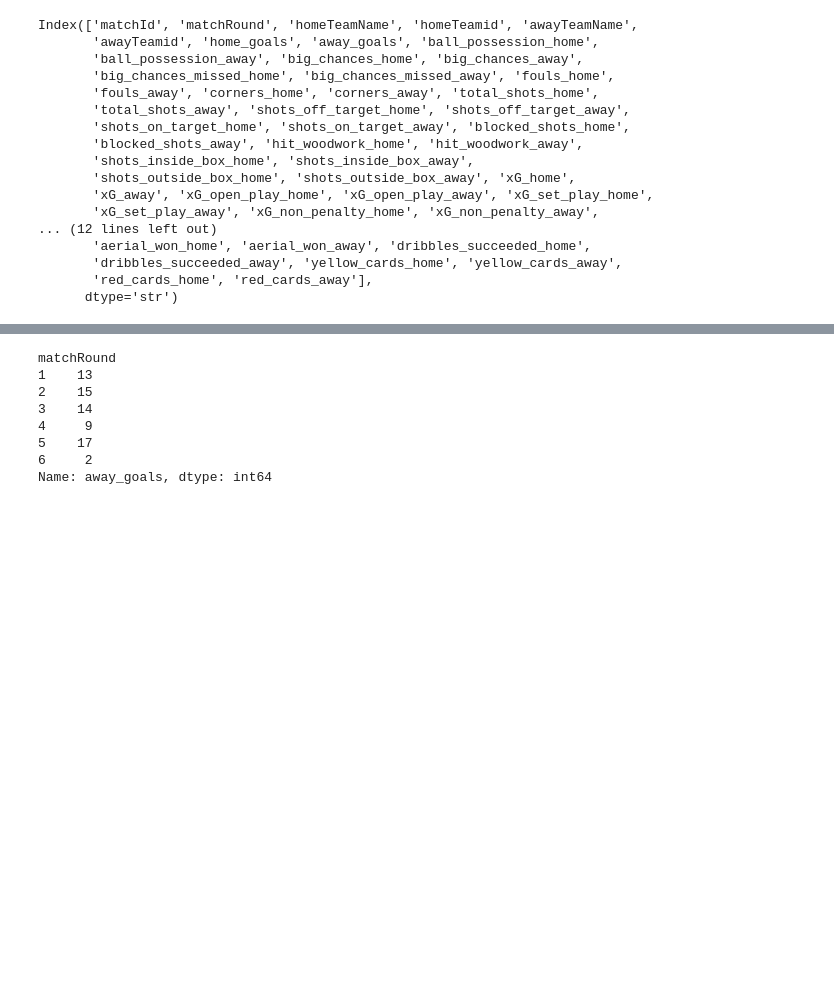
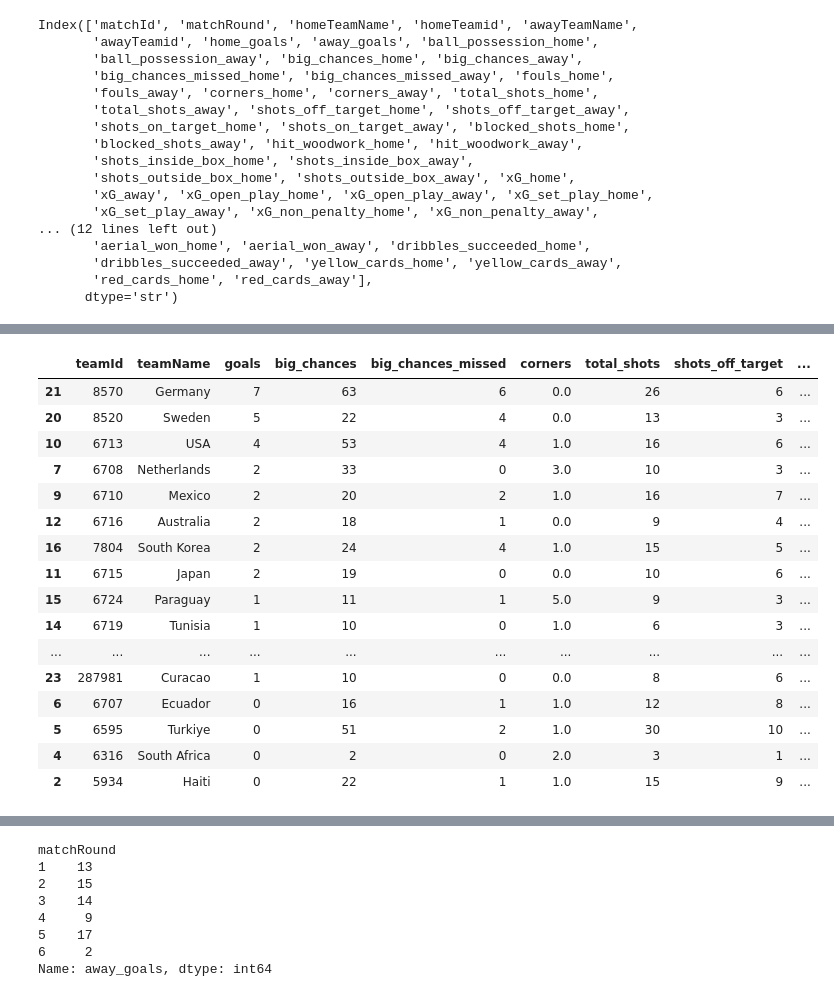
Before and after one commit to bolaxel/wcup26, a Jupyter notebook: line_chart.ipynb, the cells around one changed output, grey strips where cells are left out. Cells and saved outputs as stored; diff of their text form; code cells hidden in the pictures; blank space fills up the shorter version.

```diff
--- a/line_chart.ipynb
+++ b/line_chart.ipynb
@@ -47,37 +83,107 @@ Index(['matchId', 'matchRound', 'homeTeamName', 'homeTeamid', 'awayTeamName',
 # fouls_home, accurate_passes_home, accurate_long_passes_home, accurate_crosses_home, ground_duels_won_home, aerial_won_home, dribbles_succeeded_home
 # %%
 # Columns to SUM
+
 # home_goals, big_chances_home, big_chances_missed_home, corners_home, total_shots_home, shots_off_target_home, blocked_shots_home, hit_woodwork_home, shots_inside_box_home, shots_outside_box_home,
 # passes_home, own_half_passes_home, opposition_half_passes_home, throws_home, touches_opp_box_home, offsides_home, tackles_won_home, interceptions_home, blocks_home, clearances_home, keeper_saves_home,
 # duel_won_home, yellow_cards_home, red_cards_home
 # Create a dataframe with home teams and their goals
-home_df = df[['homeTeamName', 'home_goals', 'big_chances_home']].rename(
+home_df = df[['homeTeamName', 'homeTeamid', 'home_goals', 'big_chances_home', 'big_chances_missed_home', 'corners_home', 'total_shots_home', 'shots_off_target_home', 'blocked_shots_home',
+              'hit_woodwork_home', 'shots_inside_box_home', 'shots_outside_box_home', 'passes_home', 'own_half_passes_home', 'opposition_half_passes_home', 'throws_home', 'touches_opp_box_home',
+              'offsides_home', 'tackles_won_home', 'interceptions_home', 'blocks_home', 'clearances_home', 'keeper_saves_home', 'duel_won_home', 'yellow_cards_home', 'red_cards_home']].rename(
     columns={
         'homeTeamName': 'teamName',
+        'homeTeamid': 'teamId',
         'home_goals': 'goals',
-        'big_chances_home': 'big_chances'
+        'big_chances_home': 'big_chances',
+        'big_chances_missed_home': 'big_chances_missed',
+        'corners_home': 'corners',
+        'total_shots_home': 'total_shots',
+        'shots_off_target_home': 'shots_off_target',
+        'blocked_shots_home': 'blocked_shots',
+        'hit_woodwork_home': 'hit_woodwork',
+        'shots_inside_box_home': 'shots_inside_box',
+        'shots_outside_box_home': 'shots_outside_box',
+        'passes_home': 'passes',
+        'own_half_passes_home': 'own_half_passes',
+        'opposition_half_passes_home': 'opposition_half_passes',
+        'throws_home': 'throws',
+        'touches_opp_box_home': 'touches_opp_box',
+        'offsides_home': 'offsides',
+        'tackles_won_home': 'tackles_won',
+        'interceptions_home': 'interceptions',
+        'blocks_home': 'blocks',
+        'clearances_home': 'clearances',
+        'keeper_saves_home': 'keeper_saves',
+        'duel_won_home': 'duel_won',
+        'yellow_cards_home': 'yellow_cards',
+        'red_cards_home': 'red_cards'
     }
 )
 
 # Create a dataframe with away teams and their goals
-away_df = df[['awayTeamName', 'away_goals', 'big_chances_away']].rename(
+away_df = df[['awayTeamName', 'awayTeamid', 'away_goals', 'big_chances_away', 'big_chances_missed_away', 'corners_away', 'total_shots_away', 'shots_off_target_away', 'blocked_shots_away',
+              'hit_woodwork_away', 'shots_inside_box_away', 'shots_outside_box_away', 'passes_away', 'own_half_passes_away', 'opposition_half_passes_away', 'throws_away', 'touches_opp_box_away',
+              'offsides_away', 'tackles_won_away', 'interceptions_away', 'blocks_away', 'clearances_away', 'keeper_saves_away', 'duel_won_away', 'yellow_cards_away', 'red_cards_away']].rename(
     columns={
         'awayTeamName': 'teamName',
+        'awayTeamid': 'teamId',
         'away_goals': 'goals',
-        'big_chances_away': 'big_chances'
+        'big_chances_away': 'big_chances',
+        'big_chances_missed_away': 'big_chances_missed',
+        'corners_away': 'corners',
+        'total_shots_away': 'total_shots',
+        'shots_off_target_away': 'shots_off_target',
+        'blocked_shots_away': 'blocked_shots',
+        'hit_woodwork_away': 'hit_woodwork',
+        'shots_inside_box_away': 'shots_inside_box',
+        'shots_outside_box_away': 'shots_outside_box',
+        'passes_away': 'passes',
+        'own_half_passes_away': 'own_half_passes',
+        'opposition_half_passes_away': 'opposition_half_passes',
+        'throws_away': 'throws',
+        'touches_opp_box_away': 'touches_opp_box',
+        'offsides_away': 'offsides',
+        'tackles_won_away': 'tackles_won',
+        'interceptions_away': 'interceptions',
+        'blocks_away': 'blocks',
+        'clearances_away': 'clearances',
+        'keeper_saves_away': 'keeper_saves',
+        'duel_won_away': 'duel_won',
+        'yellow_cards_away': 'yellow_cards',
+        'red_cards_away': 'red_cards'
     }
 )
 
 # Stack both dataframes together
 teams_goals = pd.concat([home_df, away_df], ignore_index=True)
 
 # Sum goals by team
 result = (
     teams_goals
-    .groupby('teamName', as_index=False)[['goals', 'big_chances']]
+    .groupby(['teamId', 'teamName'], as_index=False)[['goals', 'big_chances', 'big_chances_missed', 'corners', 'total_shots', 'shots_off_target', 'blocked_shots', 'hit_woodwork', 'shots_inside_box',
+                                                      'shots_outside_box', 'passes', 'own_half_passes', 'opposition_half_passes', 'throws', 'touches_opp_box', 'offsides', 'tackles_won', 'interceptions',
+                                                      'blocks', 'clearances', 'keeper_saves', 'duel_won', 'yellow_cards', 'red_cards']]
     .sum()
     .sort_values('goals', ascending=False)
 )
 
-print(result)
+result
 # %% [output]
+|  | teamId | teamName | goals | big_chances | big_chances_missed | corners | total_shots | shots_off_target | ... |
+| 21 | 8570 | Germany | 7 | 63 | 6 | 0.0 | 26 | 6 | ... |
+| 20 | 8520 | Sweden | 5 | 22 | 4 | 0.0 | 13 | 3 | ... |
+| 10 | 6713 | USA | 4 | 53 | 4 | 1.0 | 16 | 6 | ... |
+| 7 | 6708 | Netherlands | 2 | 33 | 0 | 3.0 | 10 | 3 | ... |
+| 9 | 6710 | Mexico | 2 | 20 | 2 | 1.0 | 16 | 7 | ... |
+| 12 | 6716 | Australia | 2 | 18 | 1 | 0.0 | 9 | 4 | ... |
+| 16 | 7804 | South Korea | 2 | 24 | 4 | 1.0 | 15 | 5 | ... |
+| 11 | 6715 | Japan | 2 | 19 | 0 | 0.0 | 10 | 6 | ... |
+| 15 | 6724 | Paraguay | 1 | 11 | 1 | 5.0 | 9 | 3 | ... |
+| 14 | 6719 | Tunisia | 1 | 10 | 0 | 1.0 | 6 | 3 | ... |
+| ... | ... | ... | ... | ... | ... | ... | ... | ... | ... |
+| 23 | 287981 | Curacao | 1 | 10 | 0 | 0.0 | 8 | 6 | ... |
+| 6 | 6707 | Ecuador | 0 | 16 | 1 | 1.0 | 12 | 8 | ... |
+| 5 | 6595 | Turkiye | 0 | 51 | 2 | 1.0 | 30 | 10 | ... |
+| 4 | 6316 | South Africa | 0 | 2 | 0 | 2.0 | 3 | 1 | ... |
+| 2 | 5934 | Haiti | 0 | 22 | 1 | 1.0 | 15 | 9 | ... |
```
Also changed, not shown: parts of 3 cells of this notebook, 3 other files.
